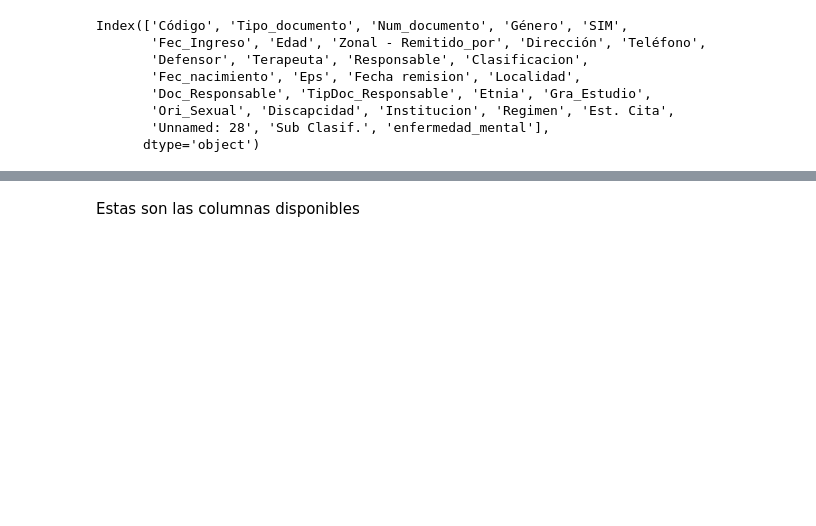
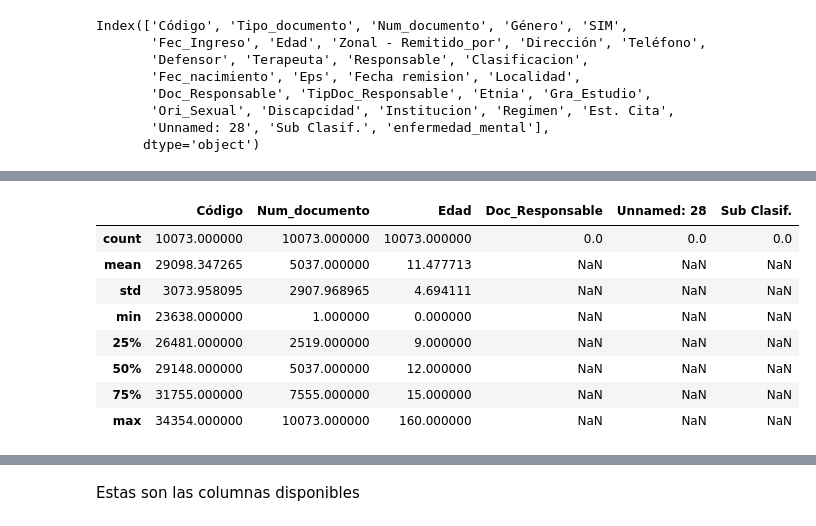
Before and after one commit to MAX181818/session, a Jupyter notebook: Proyecto_CoderHouse_Juan_Guzman.ipynb, the cells around one changed output, grey strips where cells are left out. Saved outputs shown, nothing was run; the diff lists cells and outputs as text; code cells hidden in the pictures; blank space fills up the shorter version.

```diff
--- a/Proyecto_CoderHouse_Juan_Guzman.ipynb
+++ b/Proyecto_CoderHouse_Juan_Guzman.ipynb
@@ -79,0 +85,12 @@ Datos eliminados, se eliminan los datos que no tengan numero de documento y se e
+# %%
+df.describe()
+# %% [output]
+|  | Código | Num_documento | Edad | Doc_Responsable | Unnamed: 28 | Sub Clasif. |
+| count | 10073.000000 | 10073.000000 | 10073.000000 | 0.0 | 0.0 | 0.0 |
+| mean | 29098.347265 | 5037.000000 | 11.477713 | NaN | NaN | NaN |
+| std | 3073.958095 | 2907.968965 | 4.694111 | NaN | NaN | NaN |
+| min | 23638.000000 | 1.000000 | 0.000000 | NaN | NaN | NaN |
+| 25% | 26481.000000 | 2519.000000 | 9.000000 | NaN | NaN | NaN |
+| 50% | 29148.000000 | 5037.000000 | 12.000000 | NaN | NaN | NaN |
+| 75% | 31755.000000 | 7555.000000 | 15.000000 | NaN | NaN | NaN |
+| max | 34354.000000 | 10073.000000 | 160.000000 | NaN | NaN | NaN |
```
Also changed, not shown: parts of 6 cells of this notebook.
